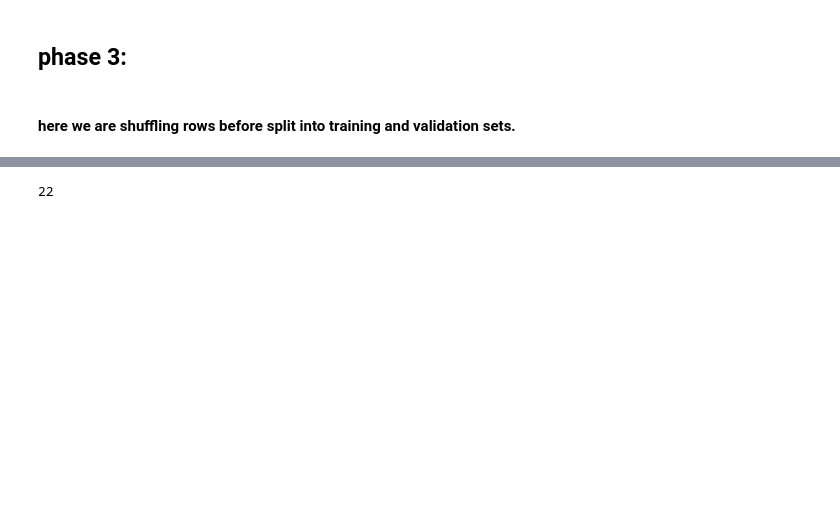
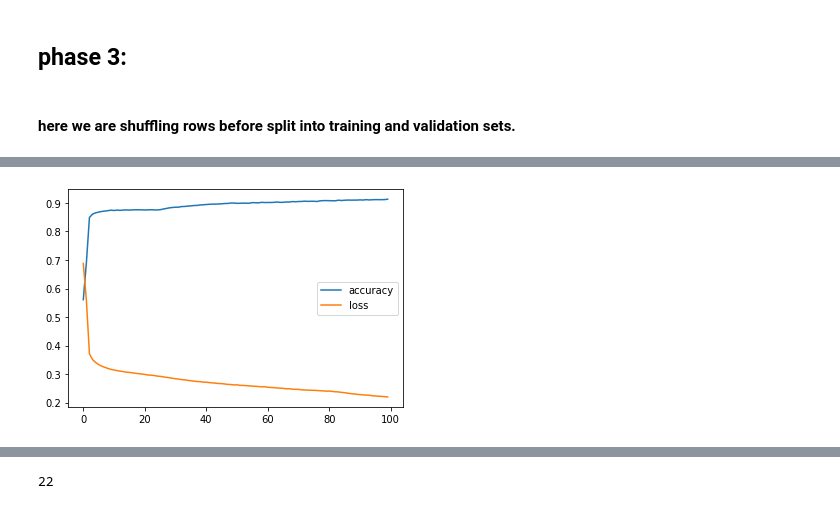
Before and after one commit to Rutvik2303/AI_final_project, a Jupyter notebook: Untitled.ipynb, the cells around one changed output, grey strips where cells are left out. Cells and saved outputs as stored; diff of their text form; code cells hidden in the pictures; blank space fills up the shorter version.

```diff
--- a/Untitled.ipynb
+++ b/Untitled.ipynb
@@ -241,5 +275,11 @@ model.compile(loss='binary_crossentropy', optimizer='adam', metrics=['accuracy']
 
 # Train the model for 100 epochs
 history = model.fit(x_train, y_train, epochs=100, verbose=1)
+
+# Plot the accuracy and loss curves during training
+plt.plot(history.history['accuracy'], label='accuracy')
+plt.plot(history.history['loss'], label='loss')
+plt.legend()
+plt.show()
 # %% [output]
 Epoch 1/100
@@ -262,3 +302,4 @@ Epoch 100/100
+[figure, added]
 # %%
 hypothesis = model.predict(x_test)
 
```
Also changed, not shown: parts of 29 cells of this notebook.
